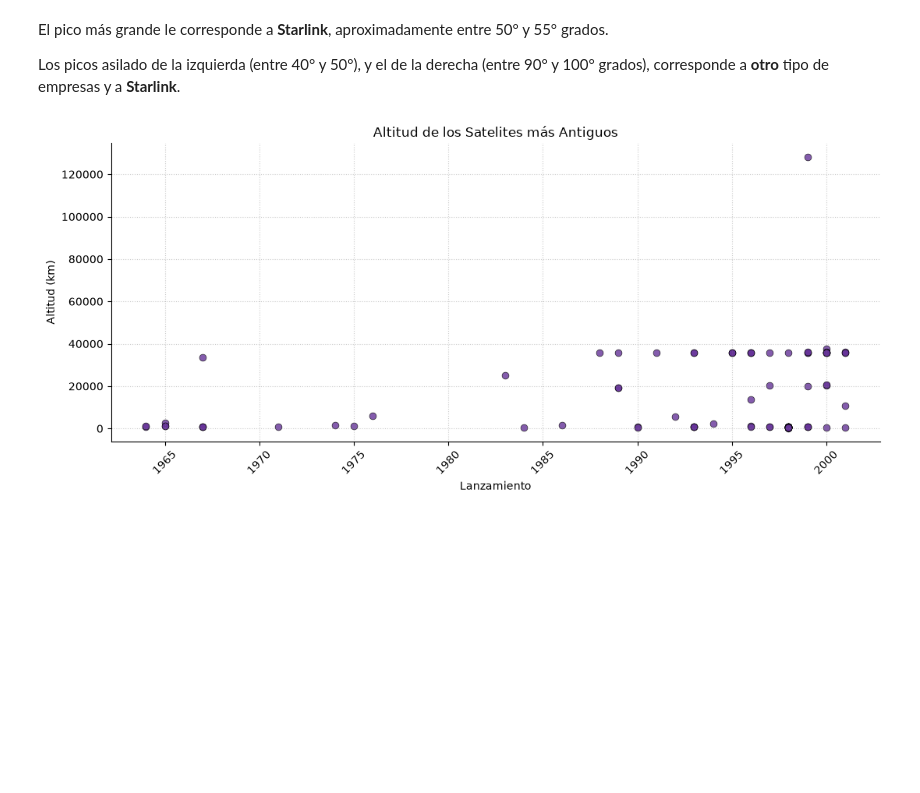
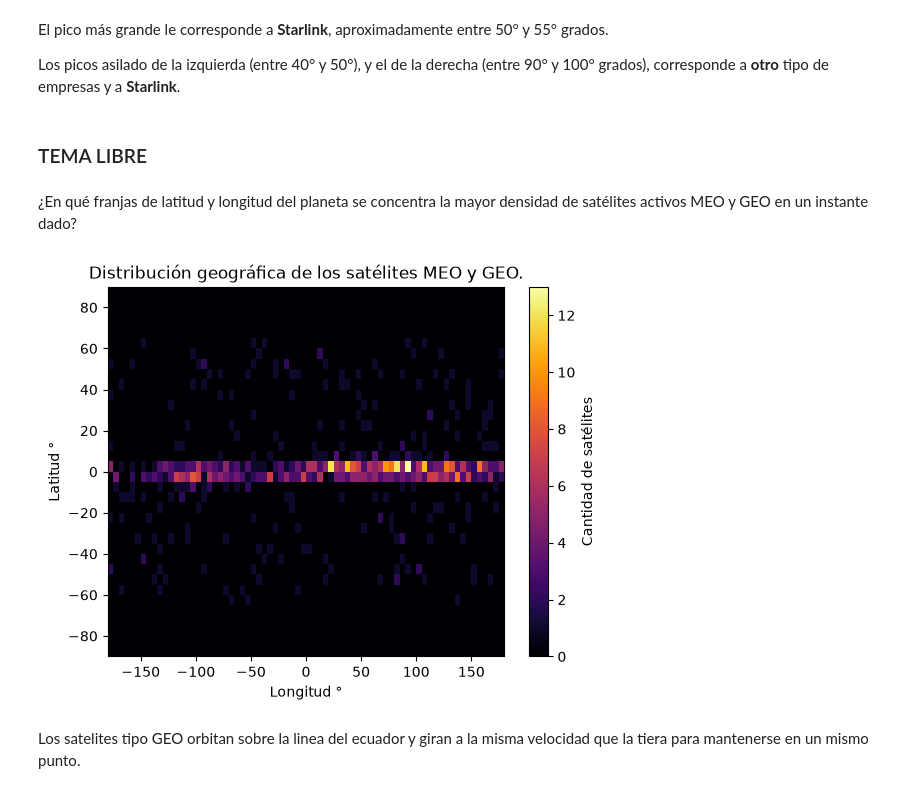
Before and after one commit to MaximoH221/Proyesat, a Jupyter notebook: informe.ipynb, the cells around one changed output. Cells and saved outputs as stored; diff of their text form; code cells hidden in the pictures; blank space fills up the shorter version.

Commit message:
Agrego tema libre

```diff
--- a/informe.ipynb
+++ b/informe.ipynb
@@ -367,23 +380,35 @@ Grupo de pico aislado derecha: {'Otros': 2216, 'Starlink': 1523}
 El pico más grande le corresponde a **Starlink**, aproximadamente entre 50° y 55° grados.
 
 Los picos asilado de la izquierda (entre 40° y 50°), y el de la derecha (entre 90° y 100° grados), corresponde a **otro** tipo de empresas y a **Starlink**.
-# %%
-from analisis import ordenar_por
-ordenados= ordenar_por(orbitando, "anio", descendente=False)
-viejos= ordenados[:90]
-anios= [sat.anio for sat in viejos if sat.altitud_km > 100]
-altitudes= [sat.altitud_km for sat in viejos if sat.altitud_km > 100]
-plt.figure(figsize=(11, 5))
-plt.scatter(anios, altitudes, color="rebeccapurple", edgecolor="black", linewidth= 0.5, alpha= 0.8, s=40)
-plt.xlabel("Lanzamiento")
-plt.ylabel("Altitud (km)")
-plt.title("Altitud de los Satelites más Antiguos")
-plt.grid(True, linestyle=':', alpha=0.4, color="gray")
-ax = plt.gca()
-ax.spines['top'].set_visible(False)
-ax.spines['right'].set_visible(False)
-plt.xticks(rotation=45)
-plt.tight_layout()
-plt.show()
-# %% [output]
-[figure, removed]
+# %% [markdown]
+### TEMA LIBRE
+# %% [markdown]
+¿En qué franjas de latitud y longitud del planeta se concentra la mayor densidad de satélites activos MEO y GEO en un instante dado?
+# %%
+import matplotlib.pyplot as plt
+
+
+def mapa_calor_orbitas_altas(satelites):
+
+    """Genera un mapa de calor con la distribución geográfica (longitud y latitud)
+    de los satélites de órbita MEO y GEO."""
+    longitud= []
+    latitud= []
+
+    for x in satelites:
+        if x.tipo_orbita() in ["MEO", "GEO", ]:
+            longitud.append(x.longitud)
+            latitud.append(x.latitud)
+
+    plt.hist2d(longitud, latitud, bins=[72, 36], cmap="inferno", range=[[-180, 180], [-90, 90]])
+    plt.colorbar(label="Cantidad de satélites")
+    plt.xlabel("Longitud °")
+    plt.ylabel("Latitud °")
+    plt.title("Distribución geográfica de los satélites MEO y GEO.")
+    plt.show()
+
+mapa_calor_orbitas_altas(orbitando)
+# %% [output]
+[figure, added]
+# %% [markdown]
+Los satelites tipo GEO orbitan sobre la linea del ecuador y giran a la misma velocidad que la tiera para mantenerse en un mismo punto.
```
Also changed, not shown: parts of 7 cells of this notebook.
